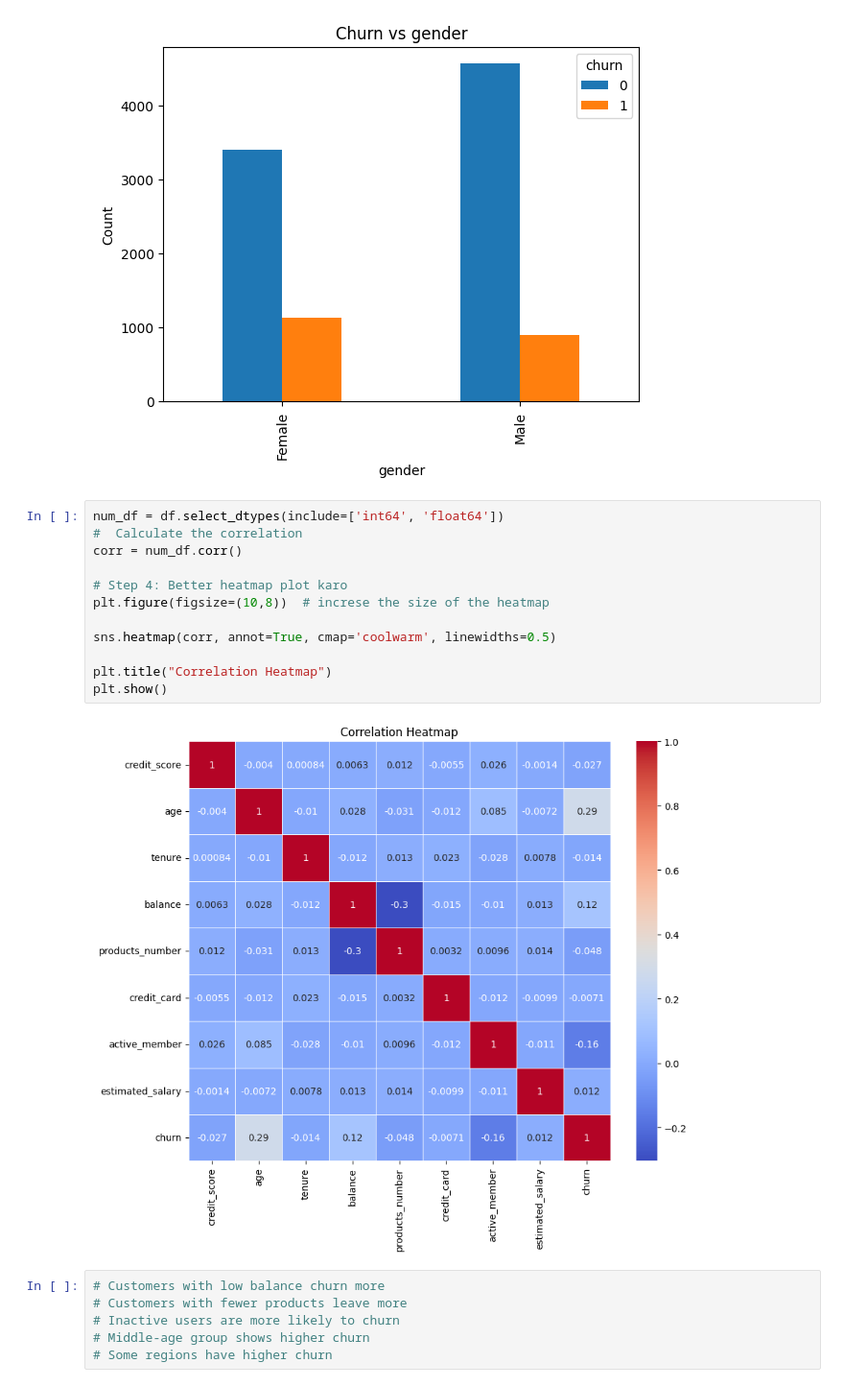
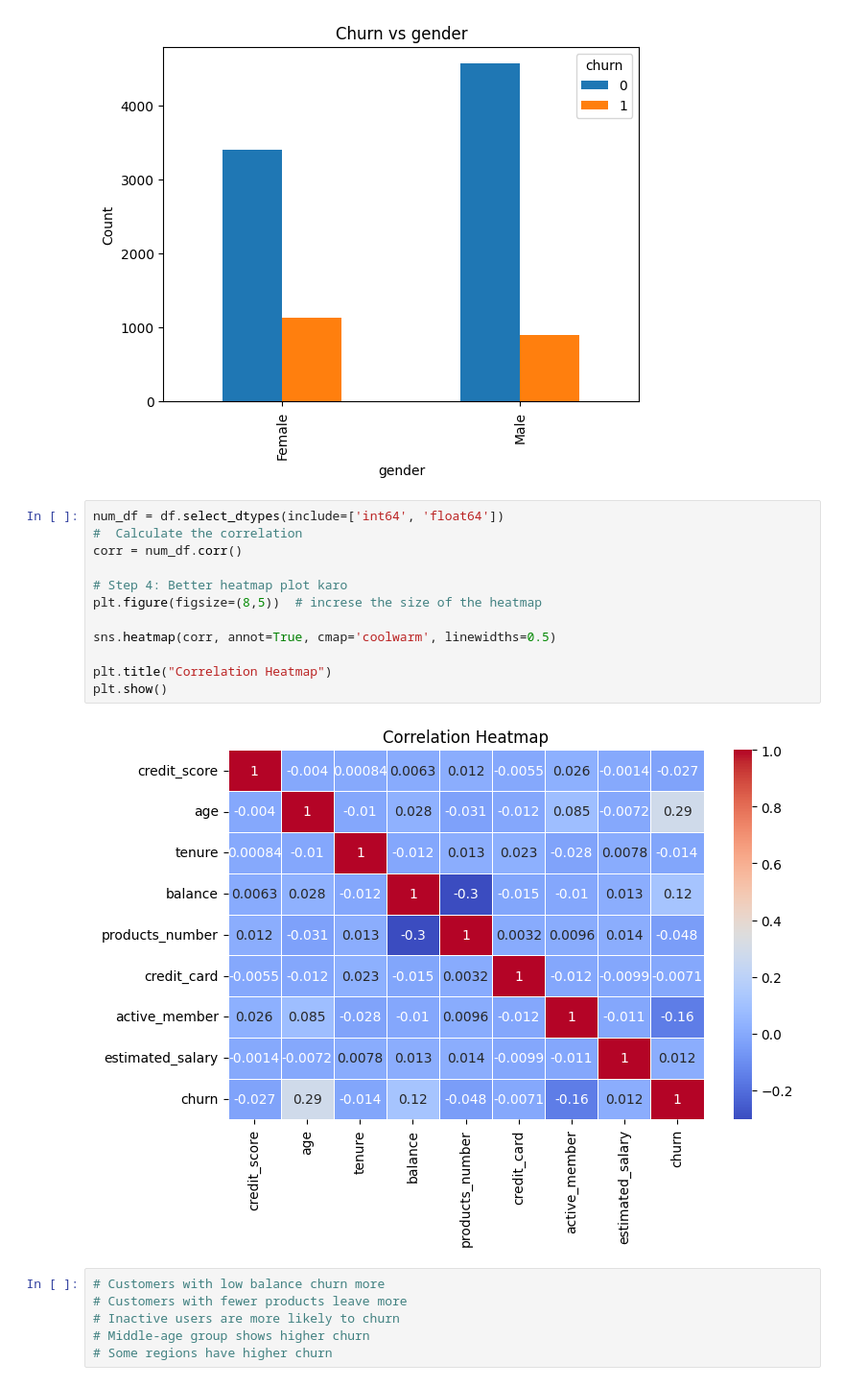
Before and after one commit to yasminsheikh3125/Team1_banking, a Jupyter notebook: notebooks/EDA.ipynb, the cells around one changed output. Shown at 96% size. Drawn from its saved outputs; the diff is of its cells as text.

```diff
--- a/notebooks/EDA.ipynb
+++ b/notebooks/EDA.ipynb
@@ -260,17 +257,17 @@ plt.show()
 # %%
 num_df = df.select_dtypes(include=['int64', 'float64'])
 #  Calculate the correlation
 corr = num_df.corr()
 
 # Step 4: Better heatmap plot karo
-plt.figure(figsize=(10,8))  # increse the size of the heatmap
+plt.figure(figsize=(8,5))  # increse the size of the heatmap
 
 sns.heatmap(corr, annot=True, cmap='coolwarm', linewidths=0.5)
 
 plt.title("Correlation Heatmap")
 plt.show()
 # %% [output]
-[figure, old version]
+[figure, new version]
 # %%
 # Customers with low balance churn more
 # Customers with fewer products leave more
```
Also changed, not shown: parts of 1 cell of this notebook, 8 other files.
